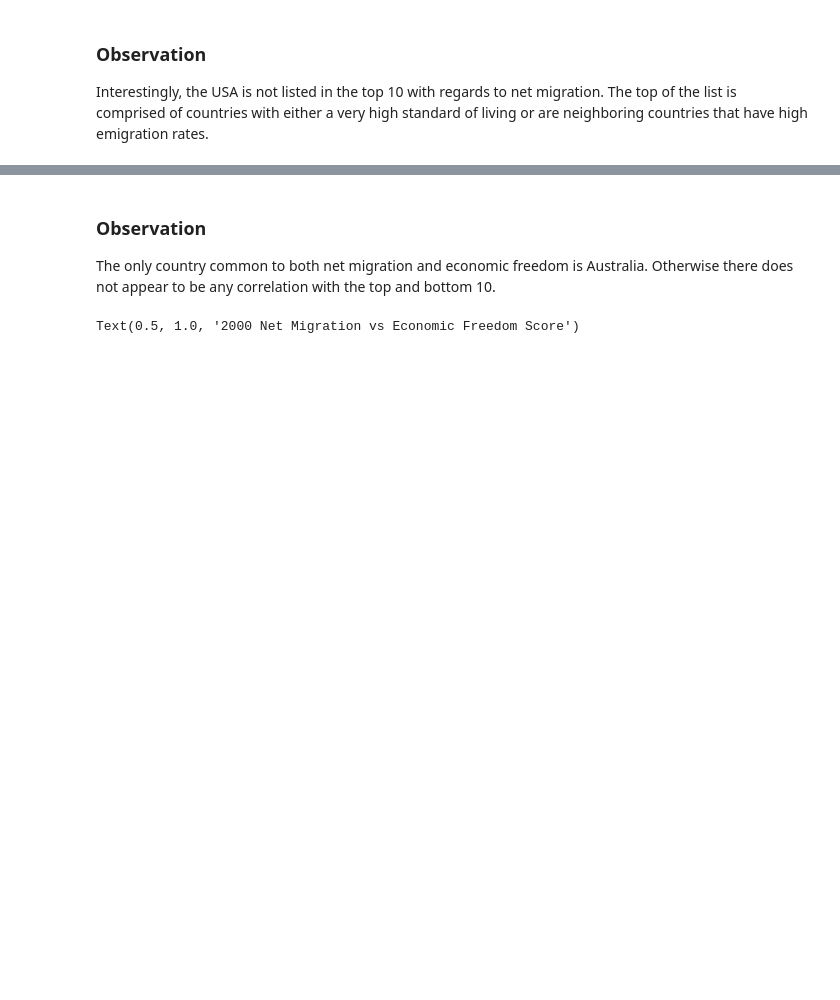
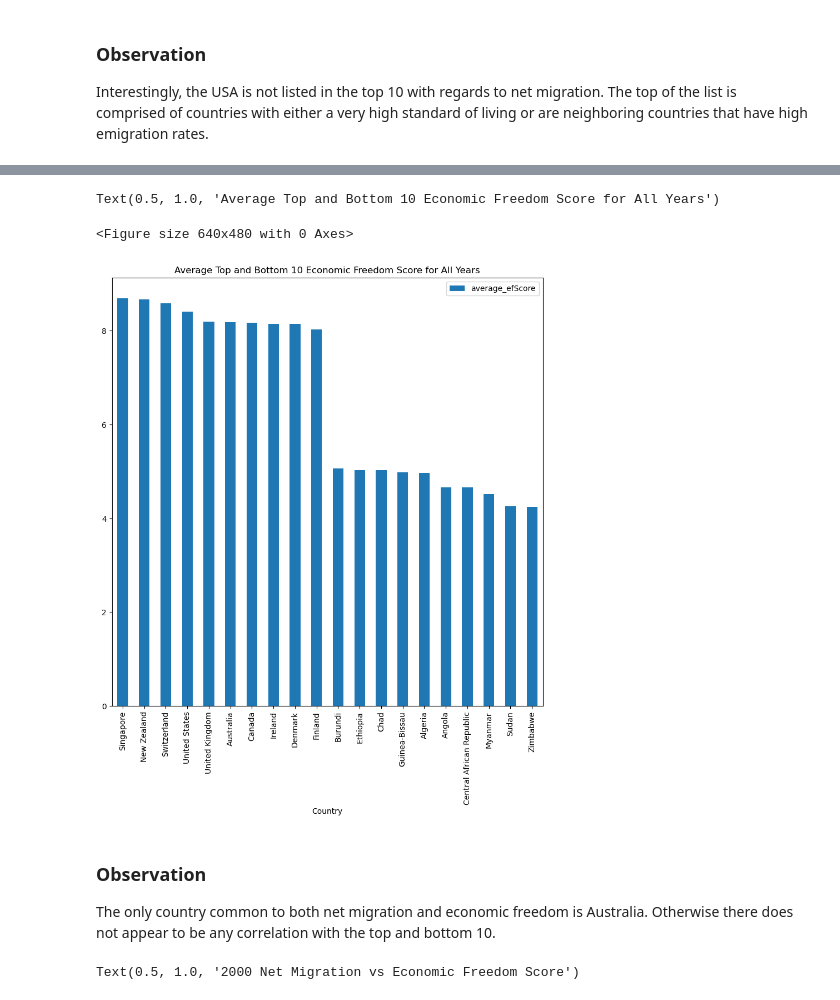
Before and after one commit to anshimathur/group-4-project-1, a Jupyter notebook: migration_economic_freedom_analysis.ipynb, the cells around one changed output, grey strips where cells are left out. Cells and saved outputs as stored; diff of their text form; code cells hidden in the pictures; blank space fills up the shorter version.

```diff
--- a/migration_economic_freedom_analysis.ipynb
+++ b/migration_economic_freedom_analysis.ipynb
@@ -577,3 +605,9 @@ display(efScore_avg.tail(10))
 | 133 | Myanmar | 4.522 |
 | 134 | Sudan | 4.254 |
 | 135 | Zimbabwe | 4.250 |
+# %%
+average_ef_top = efScore_avg.head(10)
+average_ef_bottom = efScore_avg.tail(10)
+avg_top_bottom_ef = pd.concat([average_ef_top, average_ef_bottom])
+avg_top_bottom_ef.reset_index(drop=True, inplace=True)
+avg_top_bottom_ef
@@ -580,3 +632,11 @@ display(efScore_avg.tail(10))
+# %%
+plt.clf()
+avg_top_bottom_ef.plot(kind='bar', x='Country', y='average_efScore', figsize=(10,10))
+plt.title('Average Top and Bottom 10 Economic Freedom Score for All Years')
+# %% [output]
+Text(0.5, 1.0, 'Average Top and Bottom 10 Economic Freedom Score for All Years')
+<Figure size 640x480 with 0 Axes>
+[figure, added]
 # %% [markdown]
 ### Observation
 The only country common to both net migration and economic freedom is Australia. Otherwise there does not appear to be any correlation with the top and bottom 10.
```
Also changed, not shown: parts of 14 cells of this notebook, 1 other file.
